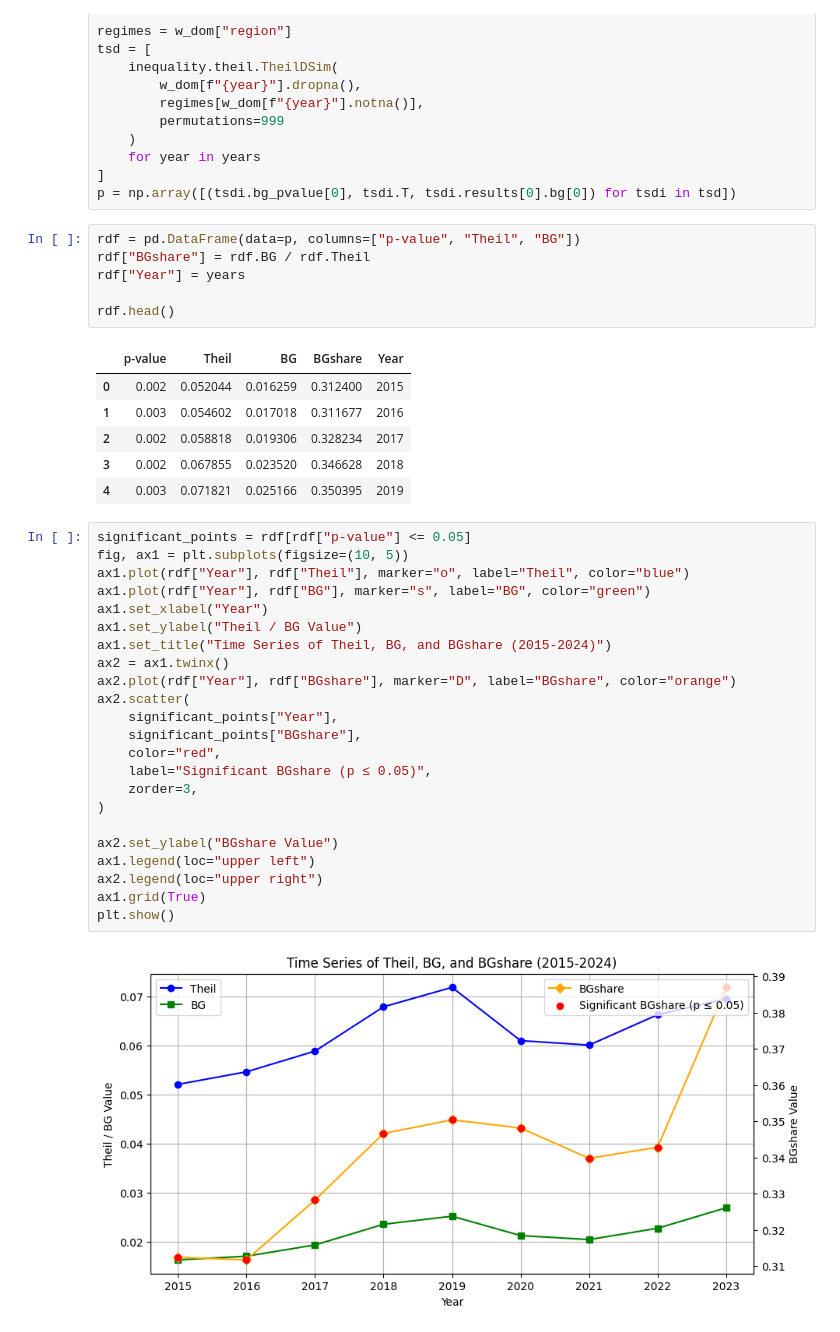
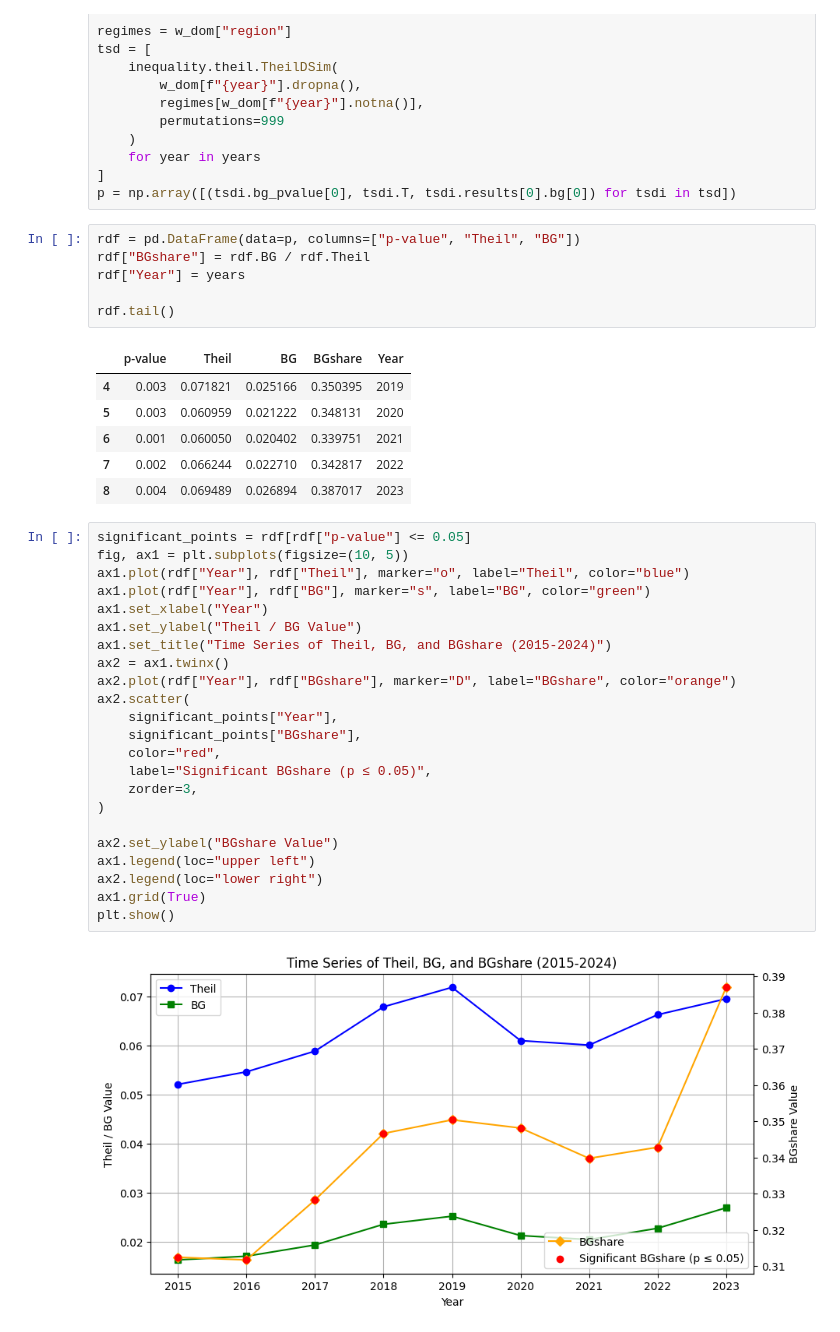
Before and after one commit to Bianky/Observatory-of-the-Mountains, a Jupyter notebook: backend/Python/notebooks/Ecological ceiling/Theil_index_CAT_water_domestic.ipynb, the cells around one changed output. Drawn from its saved outputs; the diff is of its cells as text.

```diff
--- a/backend/Python/notebooks/Ecological ceiling/Theil_index_CAT_water_domestic.ipynb
+++ b/backend/Python/notebooks/Ecological ceiling/Theil_index_CAT_water_domestic.ipynb
@@ -137,36 +137,36 @@ rdf = pd.DataFrame(data=p, columns=["p-value", "Theil", "BG"])
 rdf["BGshare"] = rdf.BG / rdf.Theil
 rdf["Year"] = years
 
-rdf.head()
+rdf.tail()
 # %% [output]
 |  | p-value | Theil | BG | BGshare | Year |
-| 0 | 0.002 | 0.052044 | 0.016259 | 0.312400 | 2015 |
-| 1 | 0.003 | 0.054602 | 0.017018 | 0.311677 | 2016 |
-| 2 | 0.002 | 0.058818 | 0.019306 | 0.328234 | 2017 |
-| 3 | 0.002 | 0.067855 | 0.023520 | 0.346628 | 2018 |
 | 4 | 0.003 | 0.071821 | 0.025166 | 0.350395 | 2019 |
+| 5 | 0.003 | 0.060959 | 0.021222 | 0.348131 | 2020 |
+| 6 | 0.001 | 0.060050 | 0.020402 | 0.339751 | 2021 |
+| 7 | 0.002 | 0.066244 | 0.022710 | 0.342817 | 2022 |
+| 8 | 0.004 | 0.069489 | 0.026894 | 0.387017 | 2023 |
 # %%
 significant_points = rdf[rdf["p-value"] <= 0.05]
 fig, ax1 = plt.subplots(figsize=(10, 5))
 ax1.plot(rdf["Year"], rdf["Theil"], marker="o", label="Theil", color="blue")
 ax1.plot(rdf["Year"], rdf["BG"], marker="s", label="BG", color="green")
 ax1.set_xlabel("Year")
 ax1.set_ylabel("Theil / BG Value")
 ax1.set_title("Time Series of Theil, BG, and BGshare (2015-2024)")
 ax2 = ax1.twinx()
 ax2.plot(rdf["Year"], rdf["BGshare"], marker="D", label="BGshare", color="orange")
 ax2.scatter(
     significant_points["Year"],
     significant_points["BGshare"],
     color="red",
     label="Significant BGshare (p ≤ 0.05)",
     zorder=3,
 )
 
 ax2.set_ylabel("BGshare Value")
 ax1.legend(loc="upper left")
-ax2.legend(loc="upper right")
+ax2.legend(loc="lower right")
 ax1.grid(True)
 plt.show()
 # %% [output]
-[figure, old version]
+[figure, new version]
```
Also changed, not shown: 29 other files.
